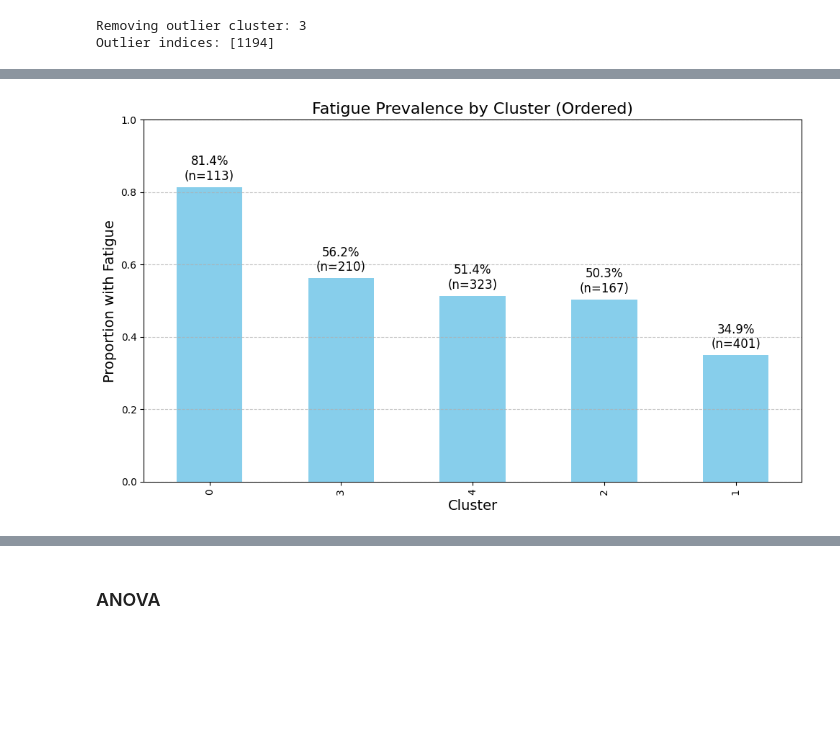
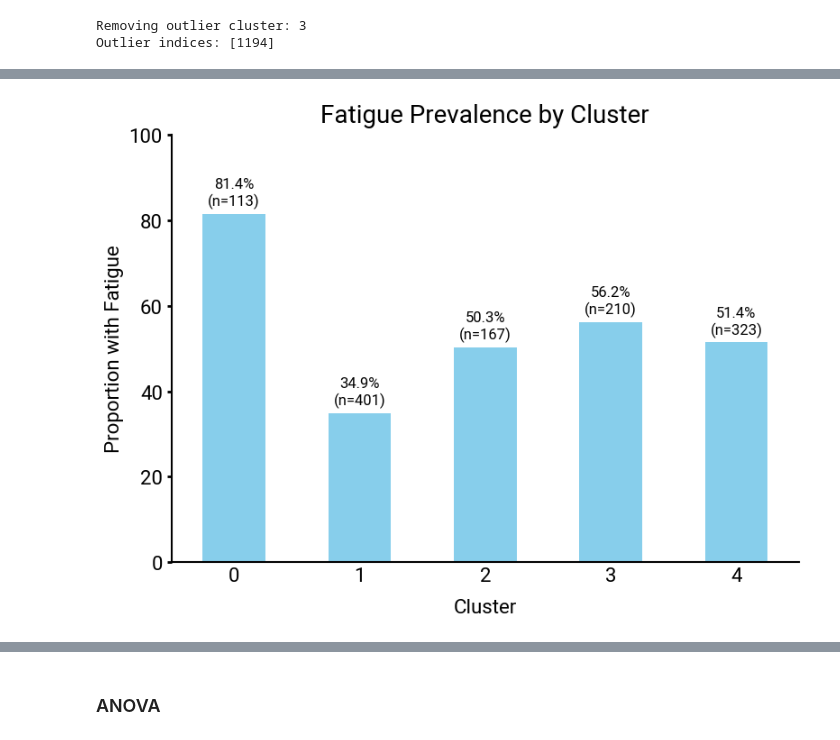
Before and after one commit to 1-gut/machine_learning_for_ibd_fatigue, a Jupyter notebook: 11_clustering_knn.ipynb, the cells around one changed output, grey strips where cells are left out. Saved outputs shown, nothing was run; the diff lists cells and outputs as text; code cells hidden in the pictures; blank space fills up the shorter version.

```diff
--- a/11_clustering_knn.ipynb
+++ b/11_clustering_knn.ipynb
@@ -340,22 +321,26 @@ kmeans = KMeans(n_clusters=n_clusters_final, random_state=RANDOM_SEED)
 cluster_labels = kmeans.fit_predict(X_filtered)
 
 final_cluster_df = X_filtered.copy()
-final_cluster_df['cluster'] = cluster_labels
-final_cluster_df['fatigue_outcome'] = y_filtered.values
+final_cluster_df["cluster"] = cluster_labels
+final_cluster_df["fatigue_outcome"] = y_filtered.values
 
-final_cluster_means = final_cluster_df.drop(columns=["fatigue_outcome"]).groupby('cluster').mean()
-final_cluster_sizes = final_cluster_df['cluster'].value_counts().sort_index()
+final_cluster_means = (
+    final_cluster_df.drop(columns=["fatigue_outcome"]).groupby("cluster").mean()
+)
+final_cluster_sizes = final_cluster_df["cluster"].value_counts().sort_index()
 
 print("Final cluster sizes:")
 for i, size in enumerate(final_cluster_sizes):
-    fatigue_percentage = final_cluster_df[final_cluster_df['cluster'] == i]['fatigue_outcome'].mean() * 100
+    fatigue_percentage = (
+        final_cluster_df[final_cluster_df["cluster"] == i]["fatigue_outcome"].mean()
+        * 100
+    )
     print(f"Cluster {i}: {size} patients ({fatigue_percentage:.1f}% with fatigue)")
 
-# Print top distinguishing features for each cluster
 print("\nTop distinguishing features per cluster:")
 for i in range(n_clusters):
-    top_features = get_top_features(i)
-    print(f"\nCluster {i}:")
+    top_features = get_top_features(final_cluster_df, i)
+    print(f"\nCluster: {i}")
     for feature, value in top_features.items():
         # Check if the feature is a numerical feature that was standardized
         if feature in numerical_features:
@@ -417,31 +435,42 @@ plt.show()
 # %%
-# Let's also analyze the relationship between clusters and fatigue
-plt.figure(figsize=(10, 6))
+plt.figure(figsize=(8, 6))
 # Calculate fatigue prevalence and cluster sizes
-fatigue_by_cluster = final_cluster_df.groupby('cluster')['fatigue_outcome'].mean()
-cluster_sizes = final_cluster_df['cluster'].value_counts()
+fatigue_by_cluster = final_cluster_df.groupby("cluster")["fatigue_outcome"].mean()
+cluster_sizes = final_cluster_df["cluster"].value_counts().sort_index()
 
-# Sort clusters by fatigue proportion (descending)
-sorted_clusters = fatigue_by_cluster.sort_values(ascending=False).index
-fatigue_by_cluster_sorted = fatigue_by_cluster.loc[sorted_clusters]
-cluster_sizes_sorted = cluster_sizes.loc[sorted_clusters]
+# Plot clusters in their natural (index) order, not sorted by fatigue
+ax = fatigue_by_cluster.plot(kind="bar", color="skyblue", rot=0)
+plt.title("Fatigue Prevalence by Cluster", fontsize=20, loc="center", pad=10)
+plt.xlabel("Cluster", fontsize=16, labelpad=10)
+plt.ylabel("Proportion with Fatigue", fontsize=16)
+plt.ylim(0, 1)  # Set y-axis limits to 0-1
 
-ax = fatigue_by_cluster_sorted.plot(kind='bar', color='skyblue')
-plt.title('Fatigue Prevalence by Cluster (Ordered)', fontsize=16)
-plt.xlabel('Cluster', fontsize=14)
-plt.ylabel('Proportion with Fatigue', fontsize=14)
-plt.ylim(0, 1)  # Set y-axis limits to 0-1
-plt.grid(axis='y', linestyle='--', alpha=0.7)
+# Remove gridlines
+plt.grid(False)
 
 # Add percentage labels and cluster sizes above each bar
-for i, (v, size) in enumerate(zip(fatigue_by_cluster_sorted, cluster_sizes_sorted)):
-    ax.text(i, v + 0.02, f"{v*100:.1f}%\n(n={size})", ha='center', fontsize=12)
+for i, (v, size) in enumerate(zip(fatigue_by_cluster, cluster_sizes)):
+    ax.text(i, v + 0.02, f"{v * 100:.1f}%\n(n={size})", ha="center", fontsize=12)
 
+ax.spines["top"].set_visible(False)
+ax.spines["right"].set_visible(False)
+ax.tick_params(axis="both", which="major", labelsize=16, width=2)
+# Remove x-axis ticklines
+ax.tick_params(axis="x", length=0)
+ax.spines["bottom"].set_linewidth(1.5)
+ax.spines["left"].set_linewidth(1.5)
+# Set y-axis ticks to show 0 to 100%
+ax.set_yticks([i / 5 for i in range(0, 6)])
+ax.set_yticklabels([f"{int(i*20)}" for i in range(0, 6)])
 plt.tight_layout()
-plt.savefig(output_path / "fatigue_prevalence_by_final_clustering.png", dpi=300, bbox_inches="tight")
+plt.savefig(
+    output_path / "fatigue_prevalence_by_final_clustering.png",
+    dpi=300,
+    bbox_inches="tight",
+)
 plt.show()
 # %% [output]
-[figure, old version]
+[figure, new version]
 # %%
 # Add this cell after the final clustering (after cell id: b7b5602b or after unscaled DataFrame creation)
 
```
Also changed, not shown: parts of 25 cells of this notebook, 9 other files.
